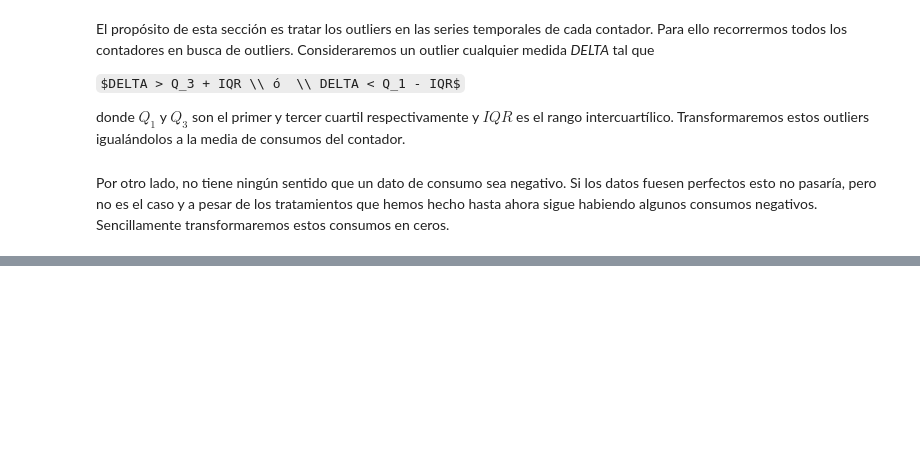
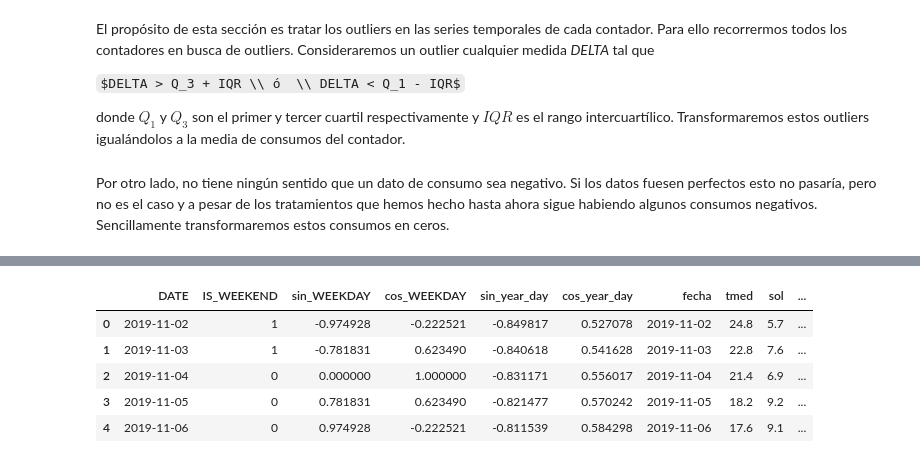
Before and after one commit to sgavela/water_footprint, a Jupyter notebook: prediction/script_prediccion.ipynb, the cells around one changed output, grey strips where cells are left out. Cells and saved outputs as stored; diff of their text form; code cells hidden in the pictures; some formulas as TeX source; blank space fills up the shorter version.

```diff
--- a/prediction/script_prediccion.ipynb
+++ b/prediction/script_prediccion.ipynb
@@ -424,0 +504,11 @@ for i in tqdm(dicc_tipos['tipo_2']):
+# %%
+temperatura_valencia = pd.read_json('../data/Temperatura_Valencia.txt')
+temperatura_valencia = temperatura_valencia[['fecha', 'tmed', 'tmin', 'tmax', 'sol', 'prec']]
+temperatura_valencia['prec'] = temperatura_valencia['prec'].replace('Ip', None)
+temperatura_valencia = temperatura_valencia.fillna(method='ffill')
+
+temperatura_valencia['tmed'] = temperatura_valencia['tmed'].apply(lambda x: float(x.replace(',','.')))
+temperatura_valencia['tmin'] = temperatura_valencia['tmin'].apply(lambda x: float(x.replace(',','.')))
+temperatura_valencia['tmax'] = temperatura_valencia['tmax'].apply(lambda x: float(x.replace(',','.')))
+temperatura_valencia['sol'] = temperatura_valencia['sol'].apply(lambda x: float(x.replace(',','.')))
+temperatura_valencia['prec'] = temperatura_valencia['prec'].apply(lambda x: float(x.replace(',','.')))
@@ -424,0 +526,4 @@ for i in tqdm(dicc_tipos['tipo_2']):
+# %%
+temperatura_valencia = temperatura_valencia[['fecha', 'tmed', 'sol', 'prec']]
+temperatura_valencia['DATE'] = temperatura_valencia['fecha'].apply(lambda x: datetime.datetime.strptime(x, "%Y-%m-%d"))
+temperatura_valencia.head()
@@ -424,0 +537,11 @@ for i in tqdm(dicc_tipos['tipo_2']):
+# %%
+all_variables = pd.merge(time_variables, temperatura_valencia, on='DATE')
+all_variables.drop(['WEEKDAY', 'YEAR_DAY'], axis=1, inplace=True)
+all_variables.head()
+# %% [output]
+|  | DATE | IS_WEEKEND | sin_WEEKDAY | cos_WEEKDAY | sin_year_day | cos_year_day | fecha | tmed | sol | ... |
+| 0 | 2019-11-02 | 1 | -0.974928 | -0.222521 | -0.849817 | 0.527078 | 2019-11-02 | 24.8 | 5.7 | ... |
+| 1 | 2019-11-03 | 1 | -0.781831 | 0.623490 | -0.840618 | 0.541628 | 2019-11-03 | 22.8 | 7.6 | ... |
+| 2 | 2019-11-04 | 0 | 0.000000 | 1.000000 | -0.831171 | 0.556017 | 2019-11-04 | 21.4 | 6.9 | ... |
+| 3 | 2019-11-05 | 0 | 0.781831 | 0.623490 | -0.821477 | 0.570242 | 2019-11-05 | 18.2 | 9.2 | ... |
+| 4 | 2019-11-06 | 0 | 0.974928 | -0.222521 | -0.811539 | 0.584298 | 2019-11-06 | 17.6 | 9.1 | ... |
```
Also changed, not shown: parts of 38 cells of this notebook.
